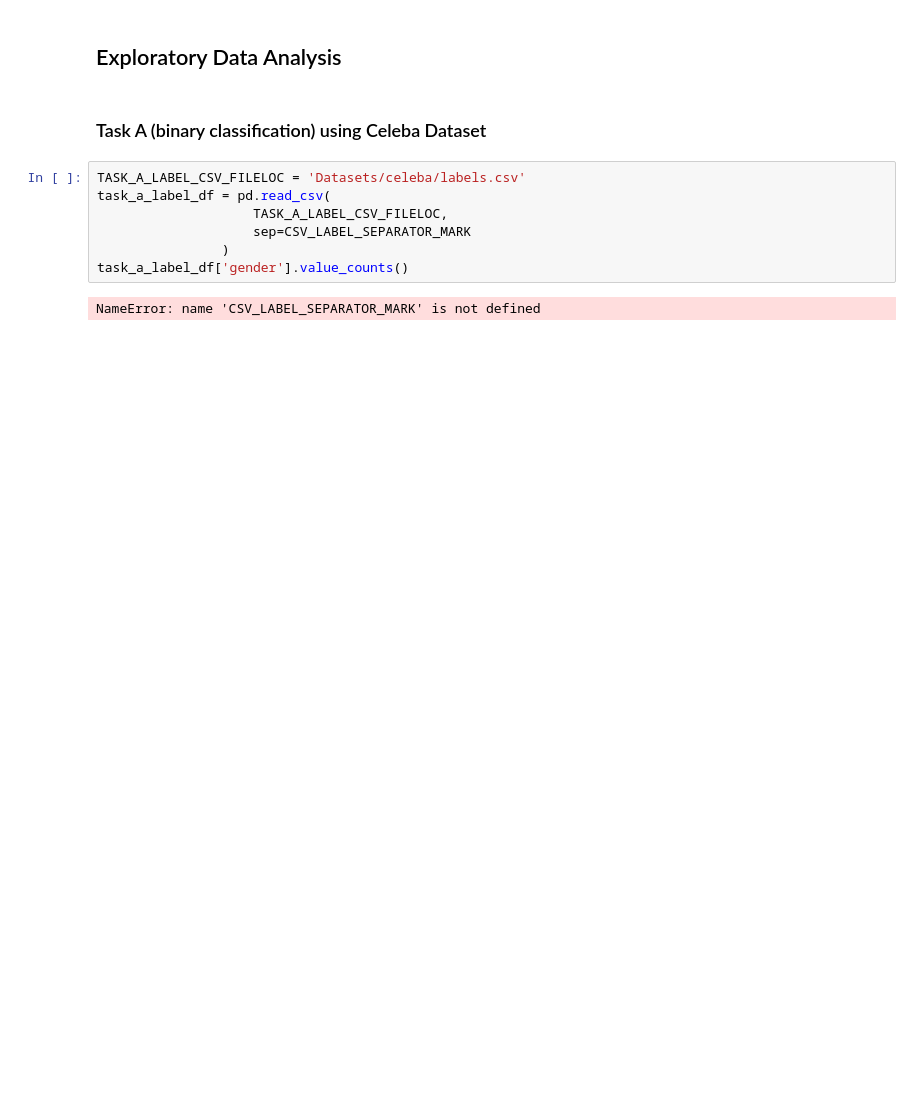
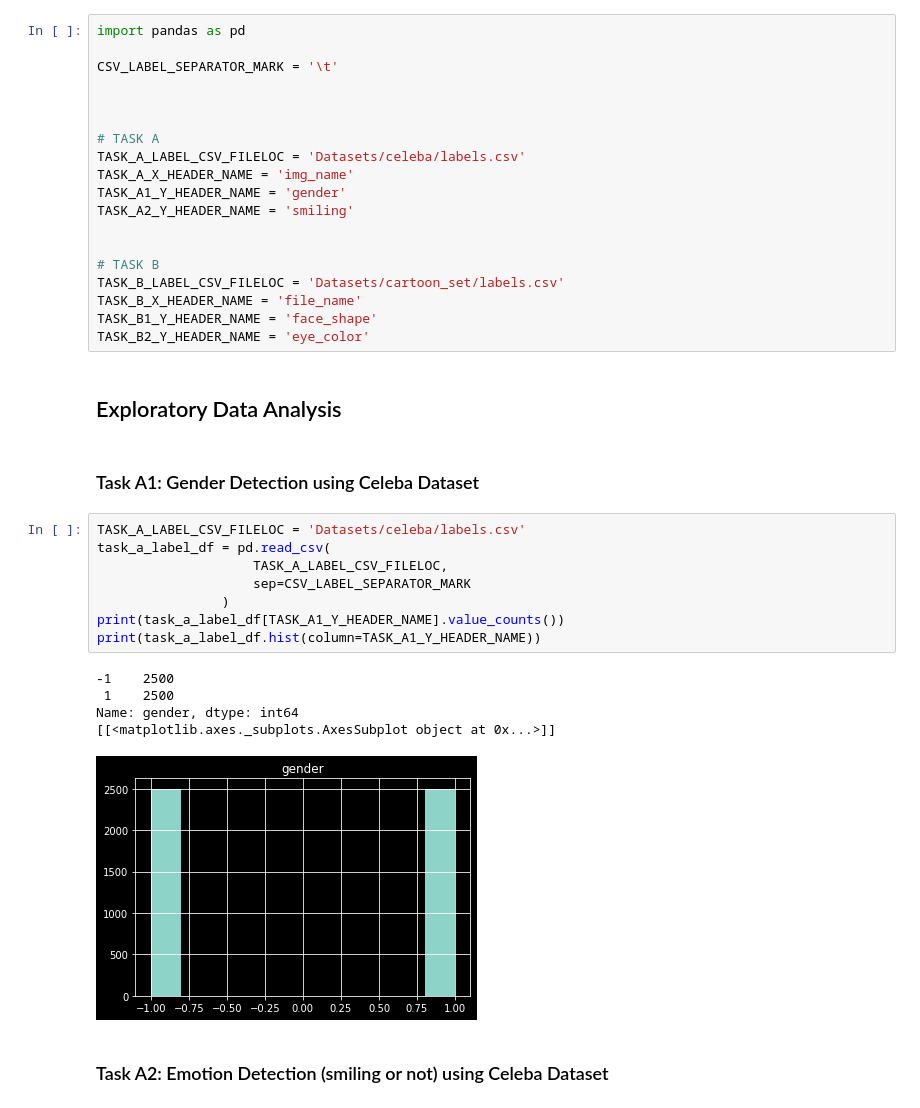
Before and after one commit to donyeun/AMLSassignment19_20, a Jupyter notebook: main.ipynb, the cells around one changed output. Saved outputs shown, nothing was run; the diff lists cells and outputs as text; blank space fills up the shorter version.

```diff
--- a/main.ipynb
+++ b/main.ipynb
@@ -9,13 +5,39 @@ CSV_LABEL_SEPARATOR_MARK = '\t'
+# %%
+import pandas as pd
+
+CSV_LABEL_SEPARATOR_MARK = '\t'
+
+
+
+# TASK A
+TASK_A_LABEL_CSV_FILELOC = 'Datasets/celeba/labels.csv'
+TASK_A_X_HEADER_NAME = 'img_name'
+TASK_A1_Y_HEADER_NAME = 'gender'
+TASK_A2_Y_HEADER_NAME = 'smiling'
+
+
+# TASK B
+TASK_B_LABEL_CSV_FILELOC = 'Datasets/cartoon_set/labels.csv'
+TASK_B_X_HEADER_NAME = 'file_name'
+TASK_B1_Y_HEADER_NAME = 'face_shape'
+TASK_B2_Y_HEADER_NAME = 'eye_color'
 # %% [markdown]
 ## Exploratory Data Analysis
 # %% [markdown]
-### Task A (binary classification) using Celeba Dataset
+### Task A1: Gender Detection using Celeba Dataset
 # %%
 TASK_A_LABEL_CSV_FILELOC = 'Datasets/celeba/labels.csv'
 task_a_label_df = pd.read_csv(
                     TASK_A_LABEL_CSV_FILELOC,
                     sep=CSV_LABEL_SEPARATOR_MARK
                 )
-task_a_label_df['gender'].value_counts()
+print(task_a_label_df[TASK_A1_Y_HEADER_NAME].value_counts())
+print(task_a_label_df.hist(column=TASK_A1_Y_HEADER_NAME))
 # %% [output]
-NameError: name 'CSV_LABEL_SEPARATOR_MARK' is not defined
+-1    2500
+ 1    2500
+Name: gender, dtype: int64
+[[<matplotlib.axes._subplots.AxesSubplot object at 0x...>]]
+[figure, added]
+# %% [markdown]
+### Task A2: Emotion Detection (smiling or not) using Celeba Dataset
```
Also changed, not shown: parts of 3 cells of this notebook.
